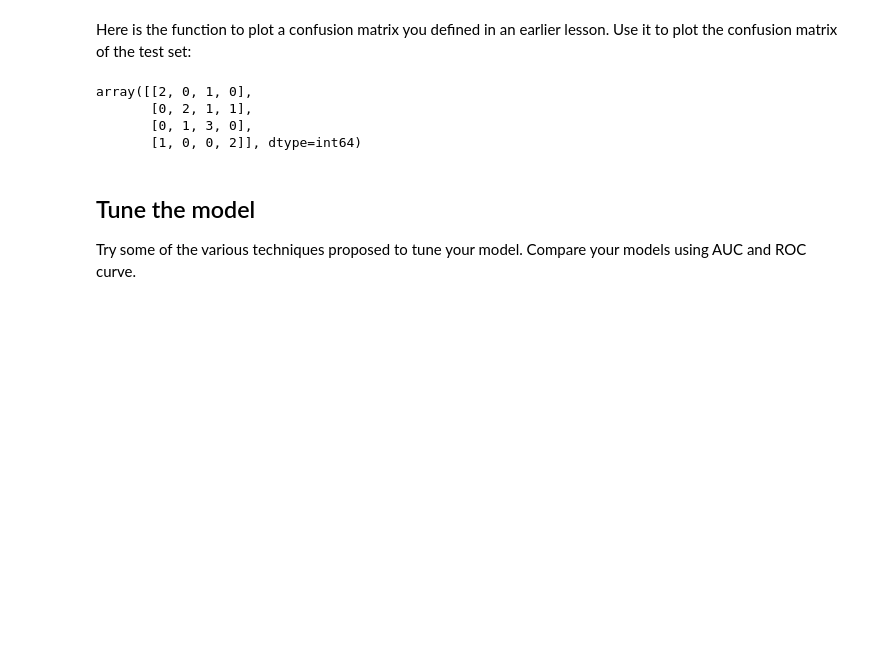
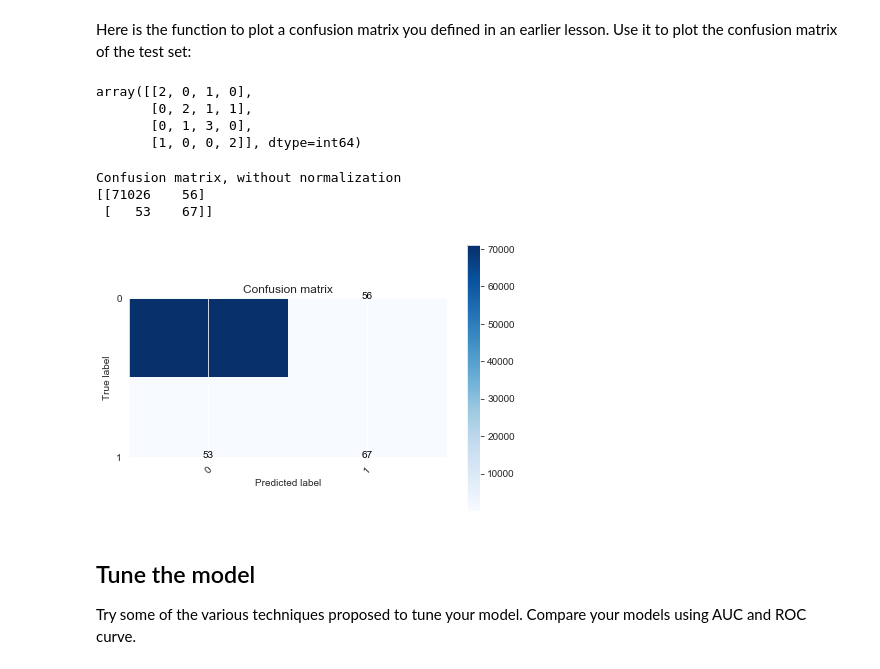
Before and after one commit to poariston/dsc-class-imbalance-problems-lab-online-ds-sp-000, a Jupyter notebook: index.ipynb, the cells around one changed output. Drawn from its saved outputs; the diff is of its cells as text; code cells hidden in the pictures; blank space fills up the shorter version.

```diff
--- a/index.ipynb
+++ b/index.ipynb
@@ -209,12 +209,17 @@ array([[2, 0, 1, 0],
        [1, 0, 0, 2]], dtype=int64)
 # %%
 # Plot confusion matrix of the test set
-y_hat_test = model.predict(y_test)
-cnf_matrix = None
-plot_confusion_matrix(cnf_matrix, classes,
+y_hat_test = model.predict(X_test)
+cnf_matrix = confusion_matrix(y_test,y_hat_test)
+plot_confusion_matrix(cnf_matrix, classes=[0,1],
                           normalize=False,
                           title='Confusion matrix',
                           cmap=plt.cm.Blues)
+# %% [output]
+Confusion matrix, without normalization
+[[71026    56]
+ [   53    67]]
+[figure, added]
 # %% [markdown]
 ## Tune the model
 
```
Also changed, not shown: parts of 5 cells of this notebook.
